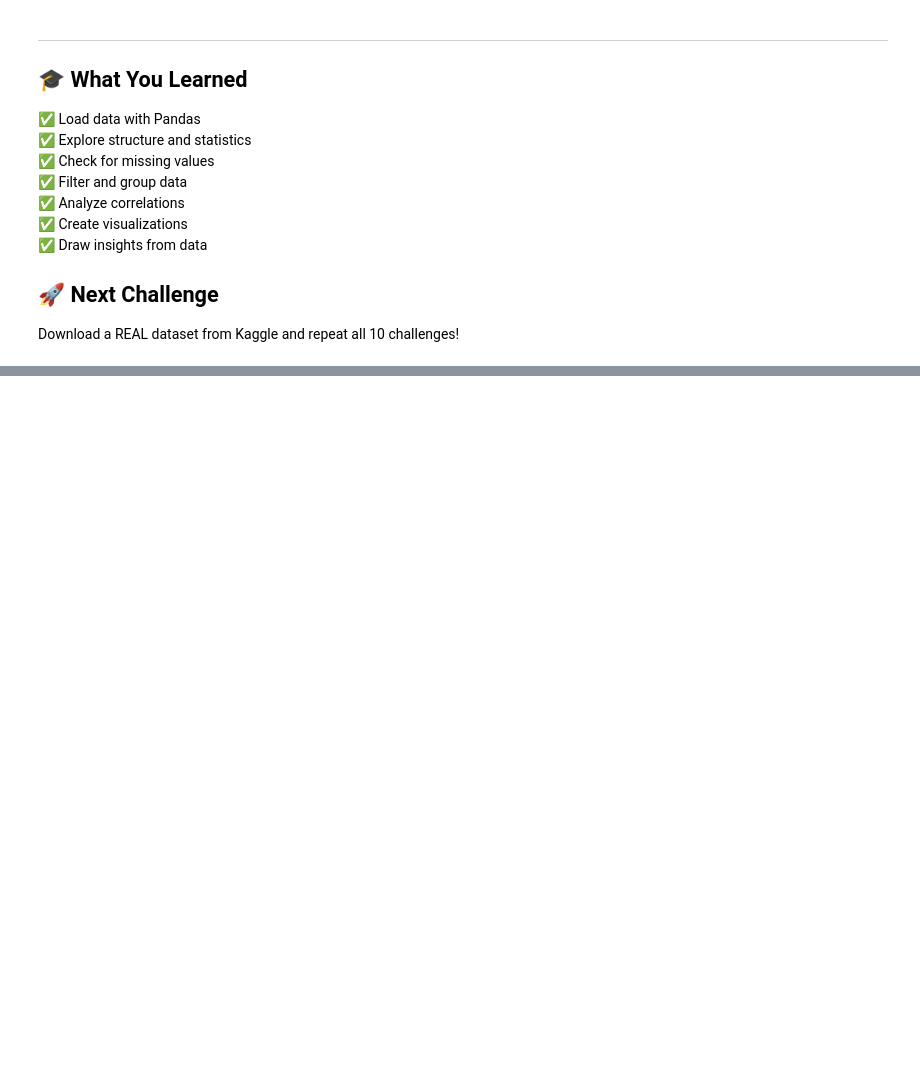
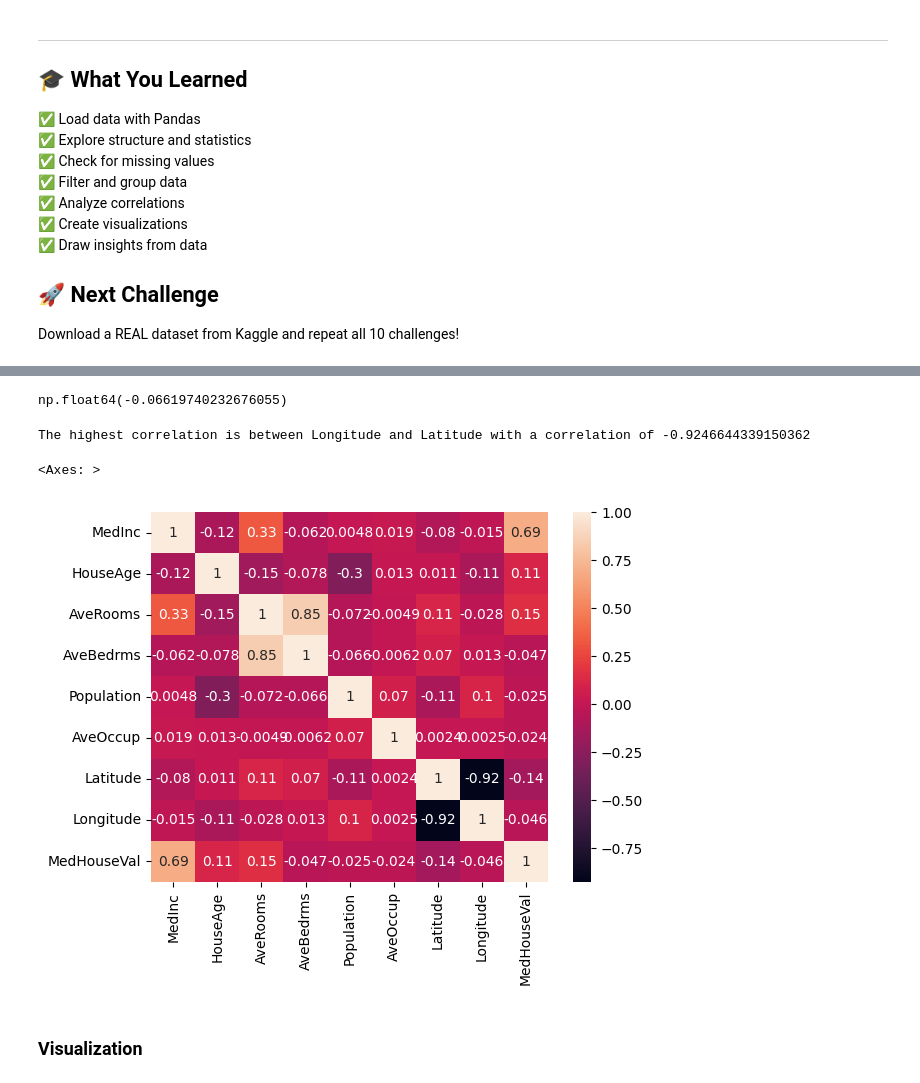
Before and after one commit to jjcatulle/AI-ML-refresher, a Jupyter notebook: notebooks/phase1/MY_Week1_DataExploration.ipynb, the cells around one changed output, grey strips where cells are left out. Saved outputs shown, nothing was run; the diff lists cells and outputs as text; code cells hidden in the pictures; blank space fills up the shorter version.

```diff
--- a/notebooks/phase1/MY_Week1_DataExploration.ipynb
+++ b/notebooks/phase1/MY_Week1_DataExploration.ipynb
@@ -412,0 +415,3 @@ Download a REAL dataset from Kaggle and repeat all 10 challenges!
+# %%
+from sklearn.datasets import fetch_california_housing
+housing_df = fetch_california_housing(as_frame=True).frame
@@ -412,0 +596,4 @@ Download a REAL dataset from Kaggle and repeat all 10 challenges!
+# %%
+housing_df_numeric = housing_df.select_dtypes(include=np.number)
+housing_corr_matrix = housing_df_numeric.corr()
+housing_corr_matrix
@@ -412,0 +611,25 @@ Download a REAL dataset from Kaggle and repeat all 10 challenges!
+# %%
+housing_df["Population"].corr(housing_df["AveBedrms"])
+# %% [output]
+np.float64(-0.06619740232676055)
+# %%
+max_corr=[]
+
+for column in housing_corr_matrix.columns:
+    for index in housing_corr_matrix.index:
+        if column==index:
+            continue
+        elif max_corr == []:
+            max_corr=[corr_matrix.loc[index,column], index, column]
+        elif abs(corr_matrix.loc[index,column]) > abs(max_corr[0]):
+            max_corr=[corr_matrix.loc[index,column], index, column]
+print(f"The highest correlation is between {max_corr[1]} and {max_corr[2]} with a correlation of {max_corr[0]}")
+# %% [output]
+The highest correlation is between Longitude and Latitude with a correlation of -0.9246644339150362
+# %%
+sns.heatmap(housing_corr_matrix,annot=True)
+# %% [output]
+<Axes: >
+[figure, added]
+# %% [markdown]
+### Visualization
```
Also changed, not shown: parts of 25 cells of this notebook.
